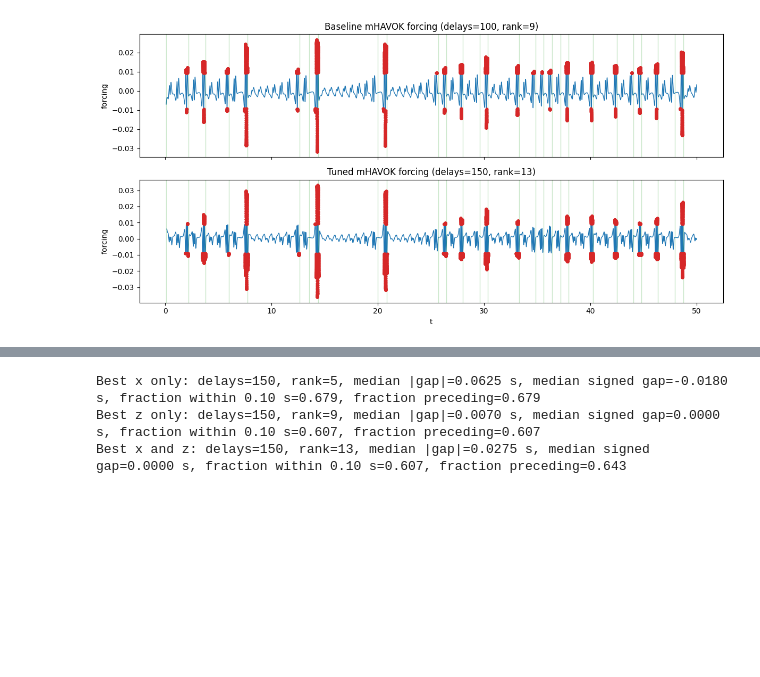
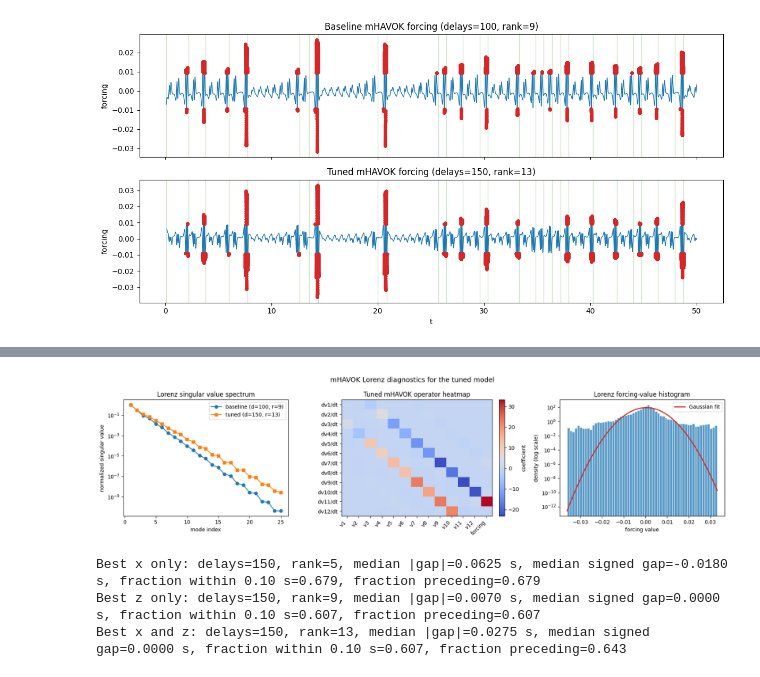
Before and after one commit to ayush-manocha/am170b-final-project, a Jupyter notebook: mHAVOK_lorenz.ipynb, the cells around one changed output, grey strips where cells are left out. Drawn from its saved outputs; the diff is of its cells as text; code cells hidden in the pictures; blank space fills up the shorter version.

Commit message:
plots update

```diff
--- a/mHAVOK_lorenz.ipynb
+++ b/mHAVOK_lorenz.ipynb
@@ -417,3 +575,82 @@ delays=150, rank=13, median |gap|=0.0275 s, median signed gap=0.0000 s, fraction
 
 Improvement in median absolute switch gap: 0.0610 s
 [figure]
+# %%
+from scipy.stats import norm
+
+# Plot the Lorenz singular spectrum, augmented operator, and forcing distribution
+baseline_singular_values = S / S[0]
+tuned_singular_values = best_result["singular_values"] / best_result["singular_values"][0]
+max_modes = min(25, len(baseline_singular_values), len(tuned_singular_values))
+modes = np.arange(1, max_modes + 1)
+
+component_r2_df = pd.DataFrame(
+    {
+        "component": [f"v{i + 1}" for i in range(len(best_result["component_r2"]))],
+        "R²": best_result["component_r2"],
+    }
+)
+print("Tuned-model component R² scores:")
+print(component_r2_df.round(4).to_string(index=False))
+
+fig, axes = plt.subplots(1, 3, figsize=(17, 4.5))
+
+axes[0].semilogy(
+    modes,
+    baseline_singular_values[:max_modes],
+    marker="o",
+    linewidth=1.5,
+    label=f"baseline (d={delays}, r={r})",
+)
+axes[0].semilogy(
+    modes,
+    tuned_singular_values[:max_modes],
+    marker="s",
+    linewidth=1.5,
+    label=f"tuned (d={best_result['delays']}, r={best_result['rank']})",
+)
+axes[0].set_xlabel("mode index")
+axes[0].set_ylabel("normalized singular value")
+axes[0].set_title("Lorenz singular value spectrum")
+axes[0].legend()
+
+operator_matrix = best_result["augmented_operator"]
+operator_image = axes[1].imshow(operator_matrix, cmap="coolwarm", aspect="auto")
+input_labels = [f"v{i + 1}" for i in range(operator_matrix.shape[1] - 1)] + ["forcing"]
+output_labels = [f"dv{i + 1}/dt" for i in range(operator_matrix.shape[0])]
+axes[1].set_xticks(range(len(input_labels)))
+axes[1].set_xticklabels(input_labels, rotation=45, ha="right")
+axes[1].set_yticks(range(len(output_labels)))
+axes[1].set_yticklabels(output_labels)
+axes[1].set_title("Tuned mHAVOK operator heatmap")
+fig.colorbar(operator_image, ax=axes[1], fraction=0.046, pad=0.04, label="coefficient")
+
+forcing_values = best_result["forcing"]
+forcing_grid = np.linspace(forcing_values.min(), forcing_values.max(), 400)
+forcing_mean = forcing_values.mean()
+forcing_std = forcing_values.std(ddof=1)
+axes[2].hist(
+    forcing_values,
+    bins=60,
+    density=True,
+    alpha=0.75,
+    color="tab:blue",
+    edgecolor="white",
+)
+axes[2].plot(
+    forcing_grid,
+    norm.pdf(forcing_grid, loc=forcing_mean, scale=forcing_std),
+    color="tab:red",
+    linewidth=2,
+    label="Gaussian fit",
+)
+axes[2].set_yscale("log")
+axes[2].set_xlabel("forcing value")
+axes[2].set_ylabel("density (log scale)")
+axes[2].set_title("Lorenz forcing-value histogram")
+axes[2].legend()
+
+plt.suptitle("mHAVOK Lorenz diagnostics for the tuned model", fontsize=13)
+plt.tight_layout()
+plt.show()
+# %% [output]
@@ -420,3 +671,4 @@ Improvement in median absolute switch gap: 0.0610 s
+[figure, added]
 # %%
 # Compare observable sets: single-channel HAVOK vs multichannel mHAVOK
 channel_sets = {
```
Also changed, not shown: parts of 7 cells of this notebook, 18 other files.
